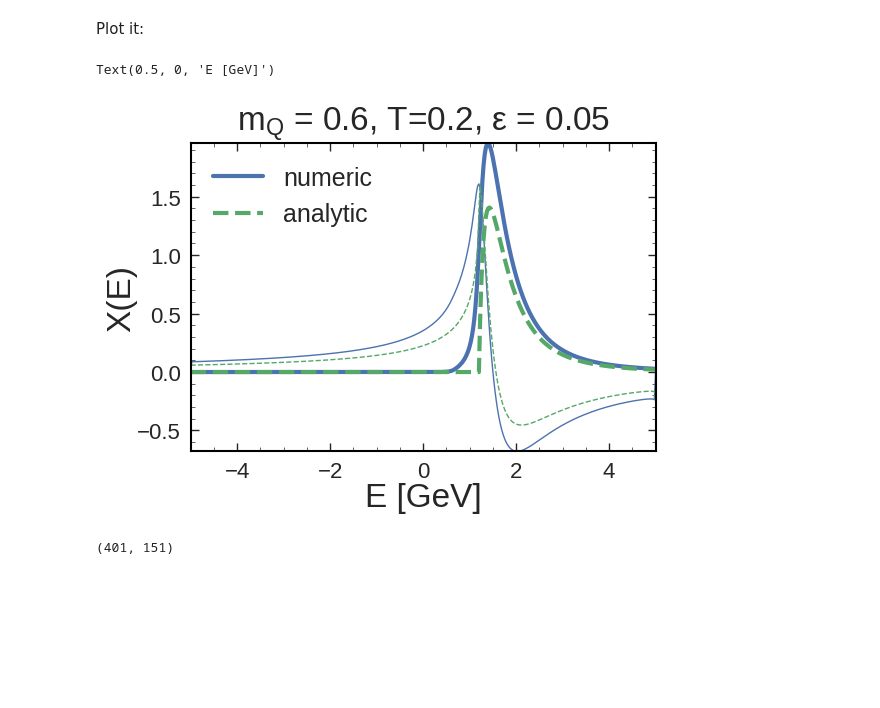
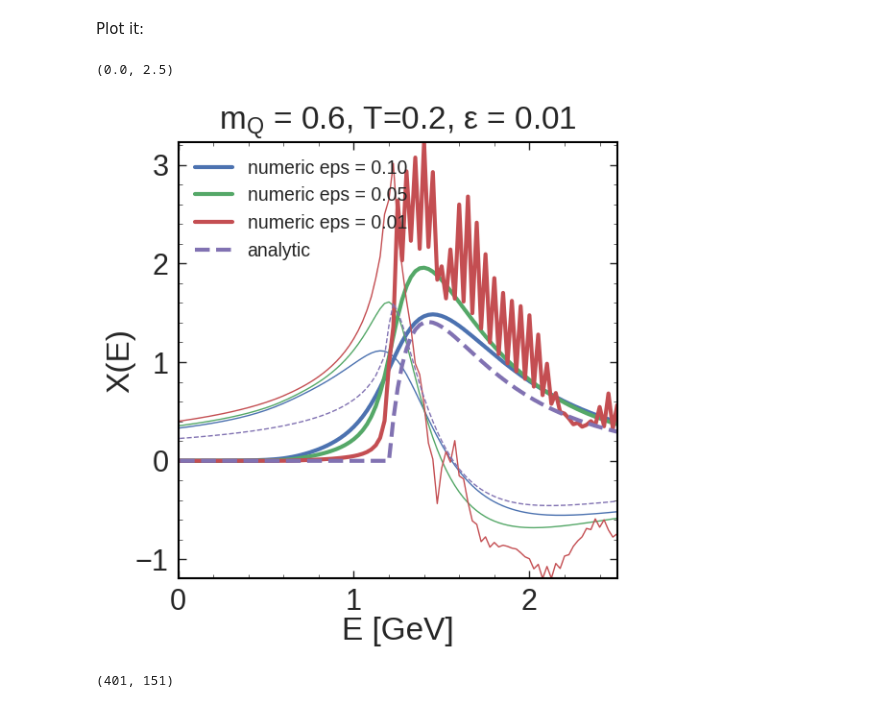
Before and after one commit to k-maslov/TMQGP, a Jupyter notebook: ipy/Quasiparticle/CheckImTM.ipynb, the cells around one changed output. Drawn from its saved outputs; the diff is of its cells as text; code cells hidden in the pictures; blank space fills up the shorter version.

```diff
--- a/ipy/Quasiparticle/CheckImTM.ipynb
+++ b/ipy/Quasiparticle/CheckImTM.ipynb
@@ -21,3 +21,16 @@ T = 0.2
 ch = QuarkTM.Channel(pt, pt, T, G=6, screen=0)
 # %% [markdown]
 ## Check the 2-particle propagator
+# %%
+TMs = []
+Xs = []
+epss = [1e-1, 5e-2, 1e-2]
+
+for eps in epss:
+    pt = QuarkTM.Particle(mQ, qrange, erange, eps=eps)
+    T = 0.2
+    print(eps)
+    ch = QuarkTM.Channel(pt, pt, T, G=6, screen=0)
+    ch.populate_T()
+    TMs += [ch.TM]
+    Xs += [ch.XS[0]]
@@ -48,4 +65,4 @@ ch.populate_T()
 # %%
 k0 = nan_to_num(sqrt(erange**2/4 - mQ**2)) * (erange/2 > mQ)
 # %%
-ImX_an = pi/pi * k0**2 * ch.v(k0)**2 * (1 - 2*f(erange/2, T))
+ImX_an = pi/pi * k0**2 * ch.v(k0)**2 * (1 - f(erange/2, T) - f(erange - sqrt(k0**2 + mQ**2, T)))
@@ -69,23 +88,26 @@ ReX = array([quad(lambda z: iImX(z), -5.1, 5.1, weight='cauchy', wvar=e)[0]/pi f
 Plot it:
 # %%
 iImG2 = tm.InterDenom2D()
+# %%
+matplotlib.style.use('publication')
 # %%
-l_num, = plt.plot(erange, imag(ch.XS[0][:, 0]), label='numeric')
-plt.plot(erange, real(ch.XS[0][:, 0]), lw=1, c=l_num.get_c())
+for X, eps in zip(Xs, epss):
+    l_num, = plt.plot(erange, imag(X[:, 0]), label='numeric eps = %.2f'%eps)
+    plt.plot(erange, real(X[:, 0]), lw=1, c=l_num.get_c())
 l_an, = plt.plot(erange, ImX_an, label='analytic', ls='--')
 plt.plot(erange, ReX, lw=1, c=l_an.get_c(), ls='--')
 
-plt.legend()
+plt.legend(fontsize=14)
 plt.title(rf'$m_Q$ = {mQ}, T={T}, $\varepsilon$ = {pt.eps}')
 
 plt.ylabel("X(E)")
 plt.xlabel('E [GeV]')
-
+plt.xlim(0, 2.5)
 # plt.ylim(-0.01, 0.01)
 # plt.savefig('X_E.pdf', bbox_inches='tight')
 # %% [output]
-Text(0.5, 0, 'E [GeV]')
+(0.0, 2.5)
-[figure, old version]
+[figure, new version]
 # %%
 T = 0.01
 # %%
```
Also changed, not shown: parts of 5 cells of this notebook, 2 other files.
